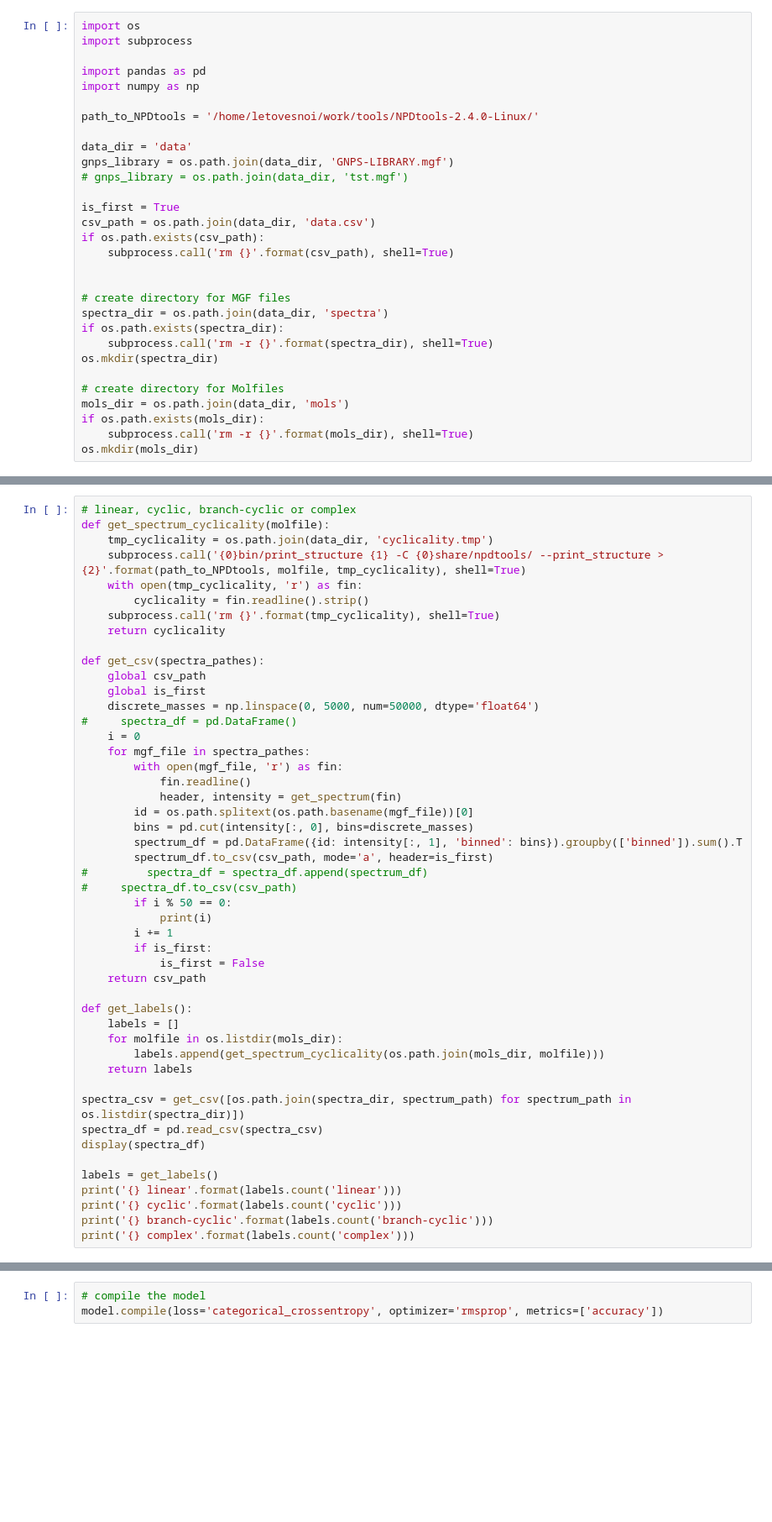
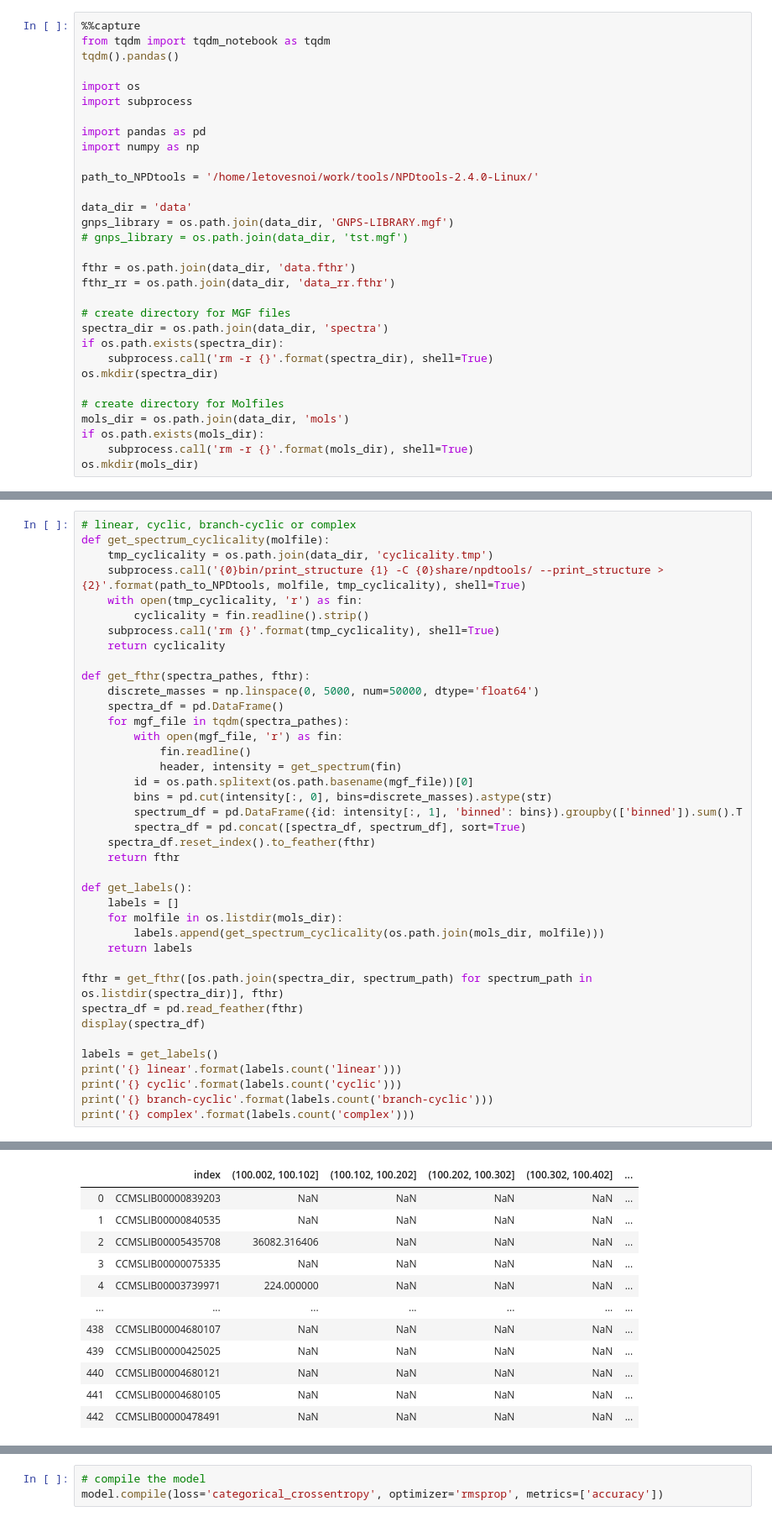
Before and after one commit to letovesnoi/machine-learning, a Jupyter notebook: projects/capstone/capstone.ipynb, the cells around one changed output, grey strips where cells are left out. Shown at 84% size. Cells and saved outputs as stored; diff of their text form; blank space fills up the shorter version.

Commit message:
feat: Use feather (binary) files instead of csv

```diff
--- a/projects/capstone/capstone.ipynb
+++ b/projects/capstone/capstone.ipynb
@@ -1,4 +1,8 @@
 # %%
+%%capture
+from tqdm import tqdm_notebook as tqdm
+tqdm().pandas()
+
 import os
 import subprocess
 
@@ -11,11 +15,8 @@ data_dir = 'data'
 gnps_library = os.path.join(data_dir, 'GNPS-LIBRARY.mgf')
 # gnps_library = os.path.join(data_dir, 'tst.mgf')
 
-is_first = True
-csv_path = os.path.join(data_dir, 'data.csv')
-if os.path.exists(csv_path):
-    subprocess.call('rm {}'.format(csv_path), shell=True)
-
+fthr = os.path.join(data_dir, 'data.fthr')
+fthr_rr = os.path.join(data_dir, 'data_rr.fthr')
 
 # create directory for MGF files
 spectra_dir = os.path.join(data_dir, 'spectra')
@@ -164,28 +183,19 @@ def get_spectrum_cyclicality(molfile):
     subprocess.call('rm {}'.format(tmp_cyclicality), shell=True)
     return cyclicality
 
-def get_csv(spectra_pathes):
-    global csv_path
-    global is_first
+def get_fthr(spectra_pathes, fthr):
     discrete_masses = np.linspace(0, 5000, num=50000, dtype='float64')
-#     spectra_df = pd.DataFrame()
-    i = 0
-    for mgf_file in spectra_pathes:
+    spectra_df = pd.DataFrame()
+    for mgf_file in tqdm(spectra_pathes):
         with open(mgf_file, 'r') as fin:
             fin.readline()
             header, intensity = get_spectrum(fin)
         id = os.path.splitext(os.path.basename(mgf_file))[0]
-        bins = pd.cut(intensity[:, 0], bins=discrete_masses)
+        bins = pd.cut(intensity[:, 0], bins=discrete_masses).astype(str)
         spectrum_df = pd.DataFrame({id: intensity[:, 1], 'binned': bins}).groupby(['binned']).sum().T
-        spectrum_df.to_csv(csv_path, mode='a', header=is_first)
-#         spectra_df = spectra_df.append(spectrum_df)
-#     spectra_df.to_csv(csv_path)
-        if i % 50 == 0:
-            print(i)
-        i += 1
-        if is_first:
-            is_first = False
-    return csv_path
+        spectra_df = pd.concat([spectra_df, spectrum_df], sort=True)
+    spectra_df.reset_index().to_feather(fthr)
+    return fthr
 
 def get_labels():
     labels = []
@@ -193,8 +203,8 @@ def get_labels():
         labels.append(get_spectrum_cyclicality(os.path.join(mols_dir, molfile)))
     return labels
 
-spectra_csv = get_csv([os.path.join(spectra_dir, spectrum_path) for spectrum_path in os.listdir(spectra_dir)])
-spectra_df = pd.read_csv(spectra_csv)
+fthr = get_fthr([os.path.join(spectra_dir, spectrum_path) for spectrum_path in os.listdir(spectra_dir)], fthr)
+spectra_df = pd.read_feather(fthr)
 display(spectra_df)
 
 labels = get_labels()
@@ -202,3 +212,4 @@ print('{} linear'.format(labels.count('linear')))
 print('{} cyclic'.format(labels.count('cyclic')))
 print('{} branch-cyclic'.format(labels.count('branch-cyclic')))
 print('{} complex'.format(labels.count('complex')))
+# %% [output]
@@ -204,0 +217,12 @@ print('{} complex'.format(labels.count('complex')))
+|  | index | (100.002, 100.102] | (100.102, 100.202] | (100.202, 100.302] | (100.302, 100.402] | ... |
+| 0 | CCMSLIB00000839203 | NaN | NaN | NaN | NaN | ... |
+| 1 | CCMSLIB00000840535 | NaN | NaN | NaN | NaN | ... |
+| 2 | CCMSLIB00005435708 | 36082.316406 | NaN | NaN | NaN | ... |
+| 3 | CCMSLIB00000075335 | NaN | NaN | NaN | NaN | ... |
+| 4 | CCMSLIB00003739971 | 224.000000 | NaN | NaN | NaN | ... |
+| ... | ... | ... | ... | ... | ... | ... |
+| 438 | CCMSLIB00004680107 | NaN | NaN | NaN | NaN | ... |
+| 439 | CCMSLIB00000425025 | NaN | NaN | NaN | NaN | ... |
+| 440 | CCMSLIB00004680121 | NaN | NaN | NaN | NaN | ... |
+| 441 | CCMSLIB00004680105 | NaN | NaN | NaN | NaN | ... |
+| 442 | CCMSLIB00000478491 | NaN | NaN | NaN | NaN | ... |
```
Also changed, not shown: parts of 3 cells of this notebook.
